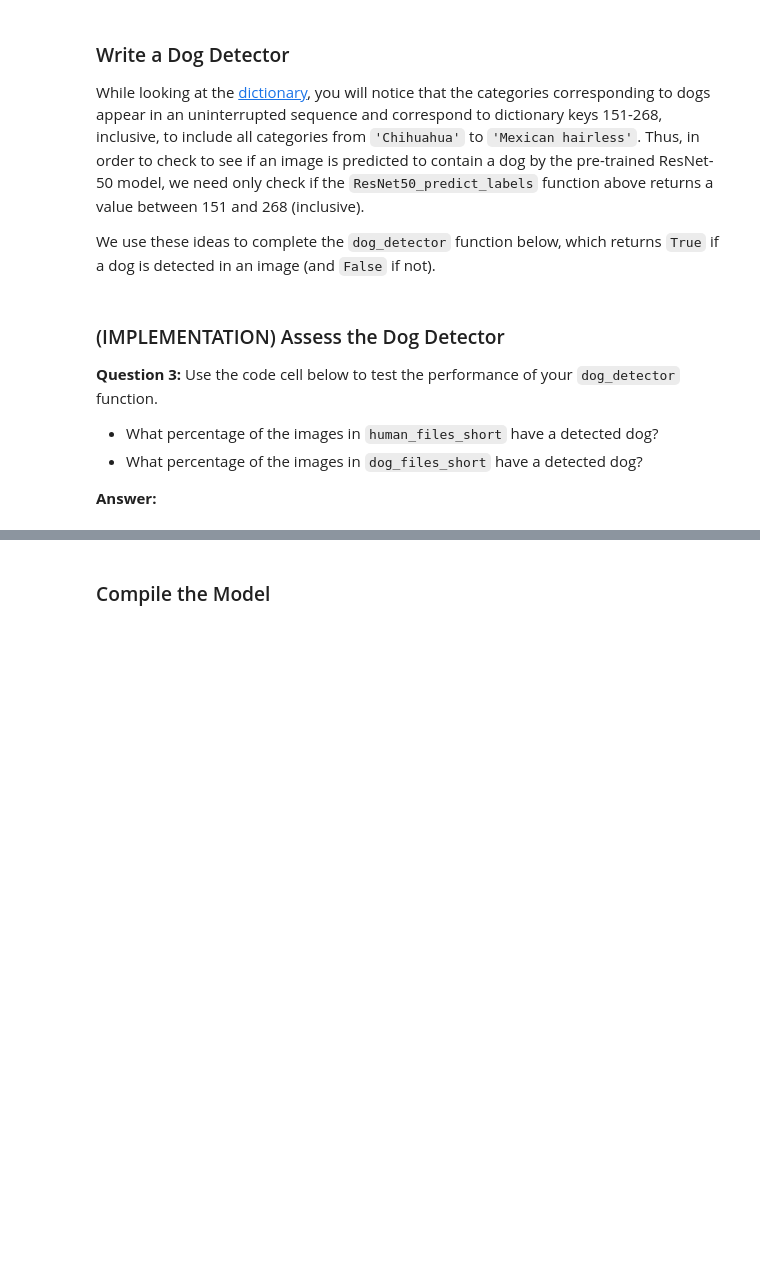
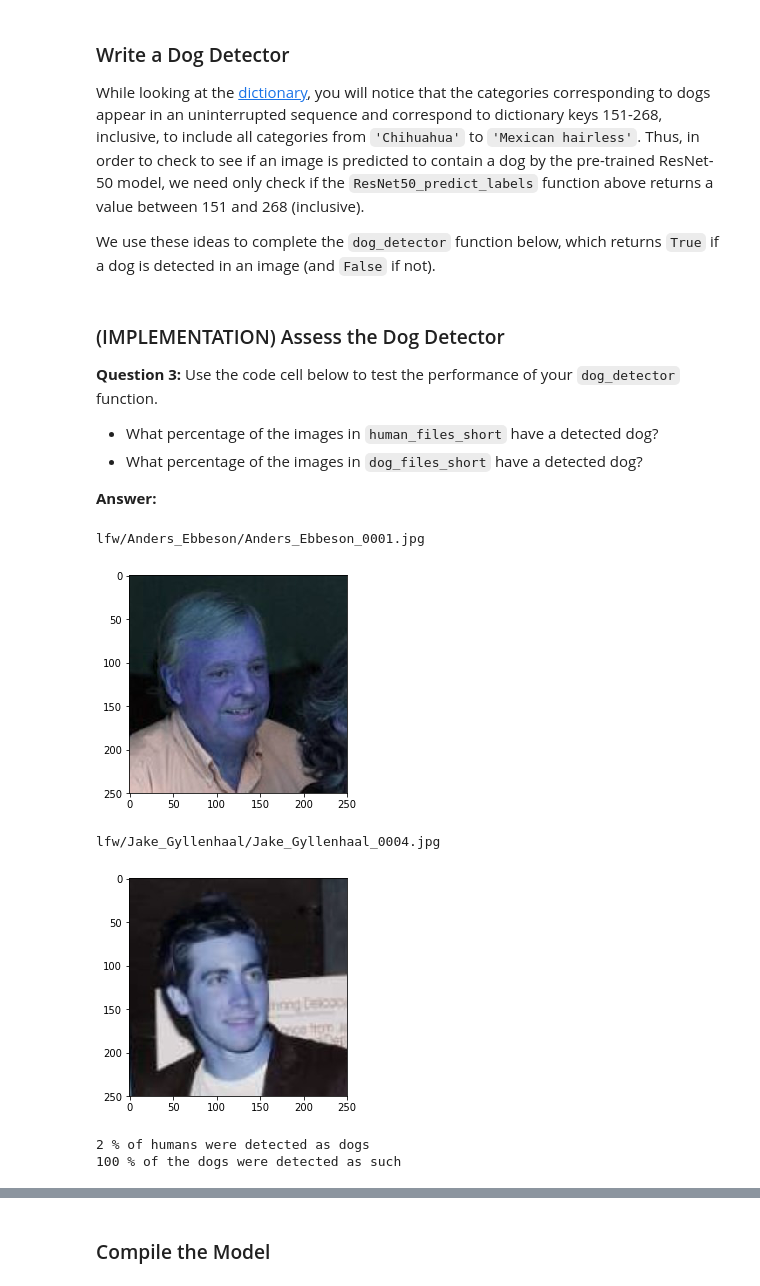
Before and after one commit to nicol4sb/classifier-cnn, a Jupyter notebook: dog_app.ipynb, the cells around one changed output, grey strips where cells are left out. Drawn from its saved outputs; the diff is of its cells as text; code cells hidden in the pictures; blank space fills up the shorter version.

Commit message:
Minor additions to show the human faces identified as dogs

```diff
--- a/dog_app.ipynb
+++ b/dog_app.ipynb
@@ -431,20 +432,30 @@ __Answer:__
 # %%
 ### TODO: Test the performance of the dog_detector function
 ### on the images in human_files_short and dog_files_short.
 
 # human faces score
 count=0
 for human_file in human_files_short:
     if dog_detector(human_file):
         count +=1
+        print(human_file, "\n")
+        plt.imshow(cv2.imread(human_file))
+        plt.show()
 print("%d %% of humans were detected as dogs" % (100*count/len(human_files_short)))
 
 # dogs mistaken for humans
 count=0
 for dog_file in dog_files_short:
     if dog_detector(dog_file):
         count +=1
 print("%d %% of the dogs were detected as such " % (100*count/len(dog_files_short)))
+# %% [output]
+lfw/Anders_Ebbeson/Anders_Ebbeson_0001.jpg
+[figure, added]
+lfw/Jake_Gyllenhaal/Jake_Gyllenhaal_0004.jpg
+[figure, added]
+2 % of humans were detected as dogs
+100 % of the dogs were detected as such
 # %% [markdown]
 ---
 <a id='step3'></a>
```
Also changed, not shown: parts of 4 cells of this notebook.
